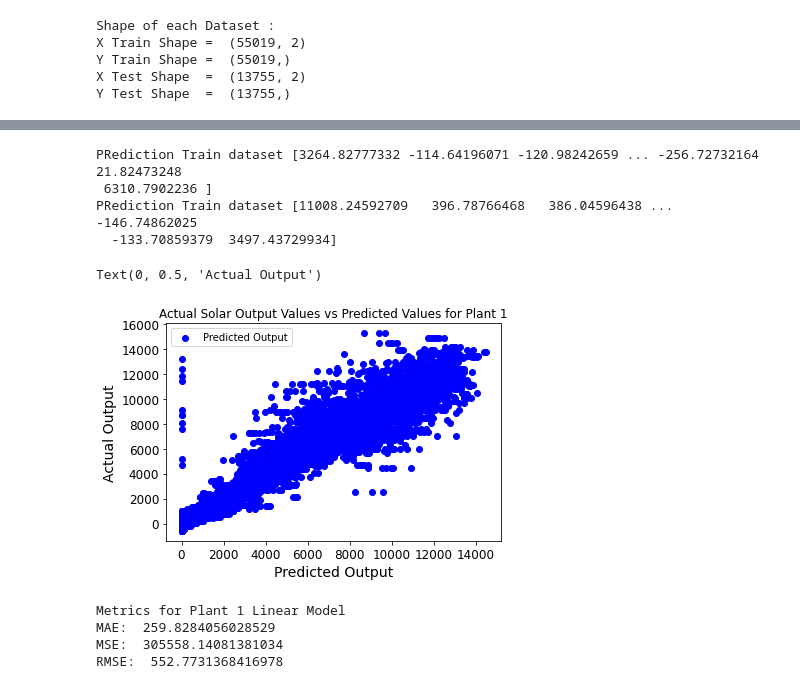
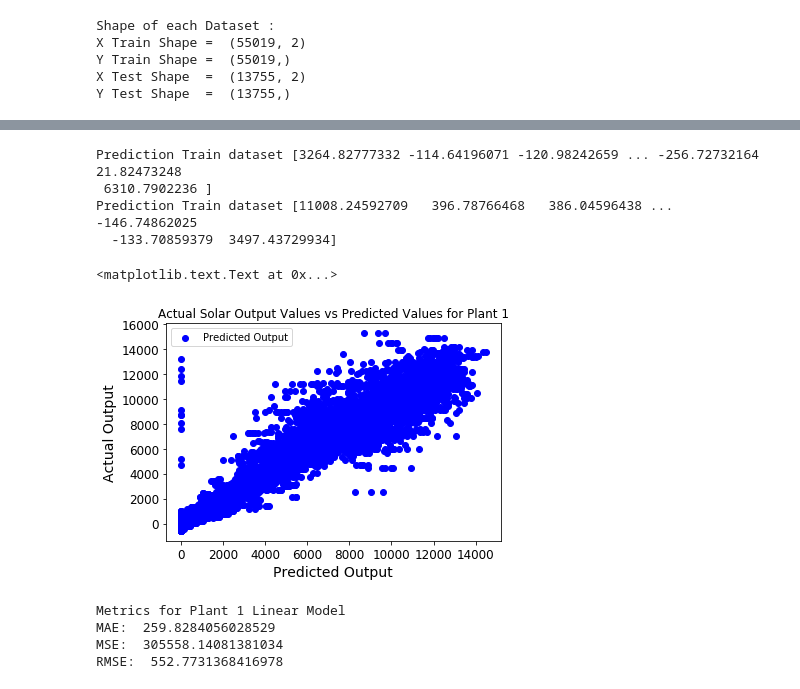
Before and after one commit to YohannesDK/DAT540_Group_11, a Jupyter notebook: sus notebook.ipynb, the cells around one changed output, grey strips where cells are left out. Drawn from its saved outputs; the diff is of its cells as text; code cells hidden in the pictures.

```diff
--- a/sus notebook.ipynb
+++ b/sus notebook.ipynb
@@ -367,21 +366,0 @@ ValueError: tab20 is not a valid palette name
-# %%
-
-# Function to check if time is during daytime operation
-
-def time_in_range(start, end, x):
-    """Return true if x is in the range [start, end]"""
-    if start <= end:
-        return start <= x <= end
-    else:
-        return start <= x or x <= end
-
-# set normal daytime operation range
-start=dt.time(6,30,0) # sunrise
-end=dt.time(17,30,0) # sunset
-
-df_plant_weather1["POWER_STATUS"] = 0
-for index in df_plant1.index:
-  if time_in_range(start, end, df_plant_weather1["DATE_TIME"][index])  and df_plant_weather1["DC_POWER"][index] == 0:
-    df_plant_weather1["POWER_STATUS"][index] = "F"
-  else:
-    df_plant_weather1["POWER_STATUS"][index] = "Ok"
@@ -435,5 +450,3 @@ X Train Shape =  (55019, 2)
 Y Train Shape =  (55019,)
 X Test Shape  =  (13755, 2)
 Y Test Shape  =  (13755,)
-# %%
-lm = LinearRegressionCV(5)
@@ -452,6 +511,6 @@ Plant 1 intercept 920.6248402171536
 # %%
 #Prediction from model
-Prediction_plant1 = lm.predict (X1_test)
+Prediction_plant1 = lm.predict(X1_test)
 Prediction_plant1
 Y1_pred_train = lm.predict(X1_train)
 Y1_pred_test = lm.predict(X1_test)
@@ -459,21 +518,21 @@ Y1_pred_test = lm.predict(X1_test)
 print ('Prediction Train dataset', Y1_pred_train)
 print ('Prediction Train dataset', Y1_pred_test)
 # %% [output]
-PRediction Train dataset [3264.82777332 -114.64196071 -120.98242659 ... -256.72732164   21.82473248
+Prediction Train dataset [3264.82777332 -114.64196071 -120.98242659 ... -256.72732164   21.82473248
  6310.7902236 ]
-PRediction Train dataset [11008.24592709   396.78766468   386.04596438 ...  -146.74862025
+Prediction Train dataset [11008.24592709   396.78766468   386.04596438 ...  -146.74862025
   -133.70859379  3497.43729934]
 # %%
 
 # This also includes faulty days dataset
-plt.scatter(Y_test, Y1_pred_test,color="b", label="Predicted Output")
+plt.scatter(y1_test, Y1_pred_test, color="b", label="Predicted Output")
 #plt.scatter(Y_test, DC_POWER, label="Measured Output")
 #plt.plot(X, Y, "b.")
 plt.legend()
 plt.title('Actual Solar Output Values vs Predicted Values for Plant 1')
 plt.xlabel('Predicted Output')
 plt.ylabel('Actual Output')
 # %% [output]
-Text(0, 0.5, 'Actual Output')
+<matplotlib.text.Text at 0x...>
-[figure, old version]
+[figure, new version]
 # %%
```
Also changed, not shown: parts of 26 cells of this notebook.
